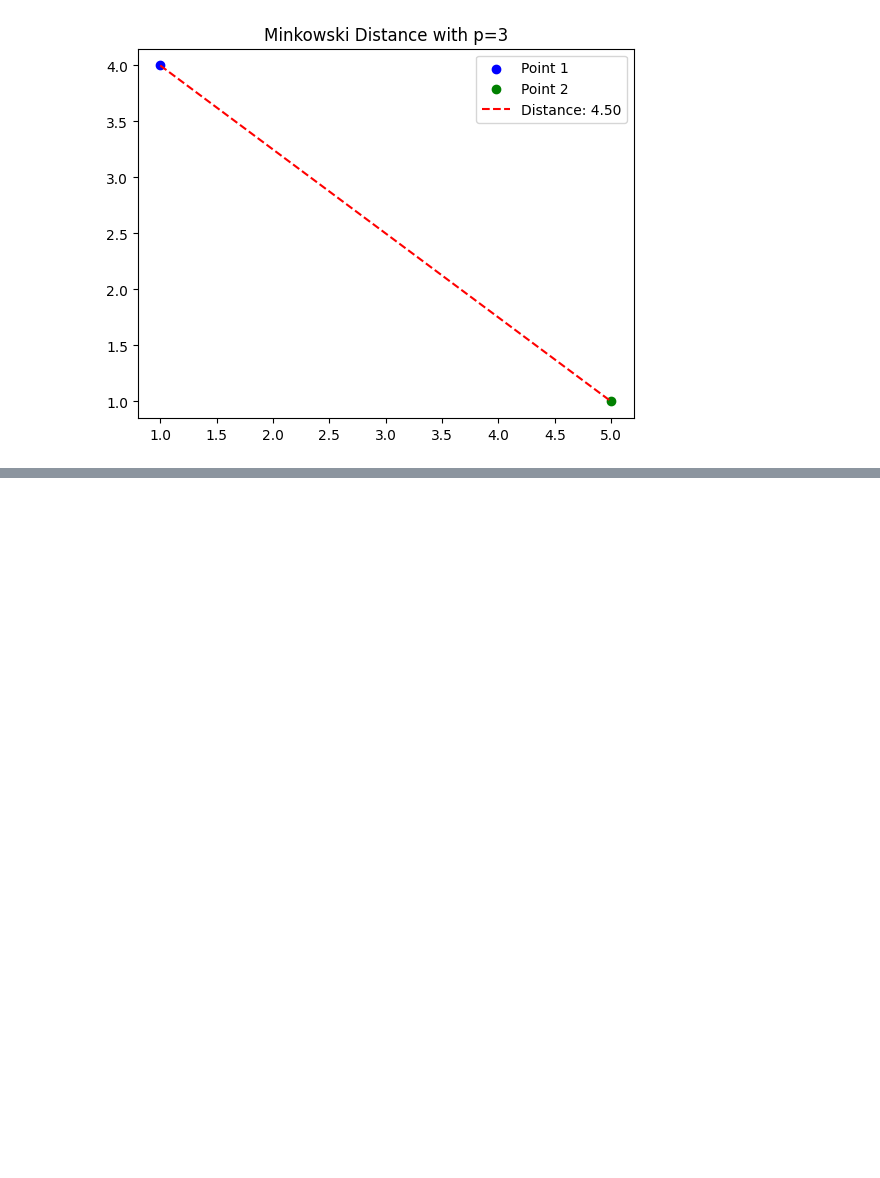
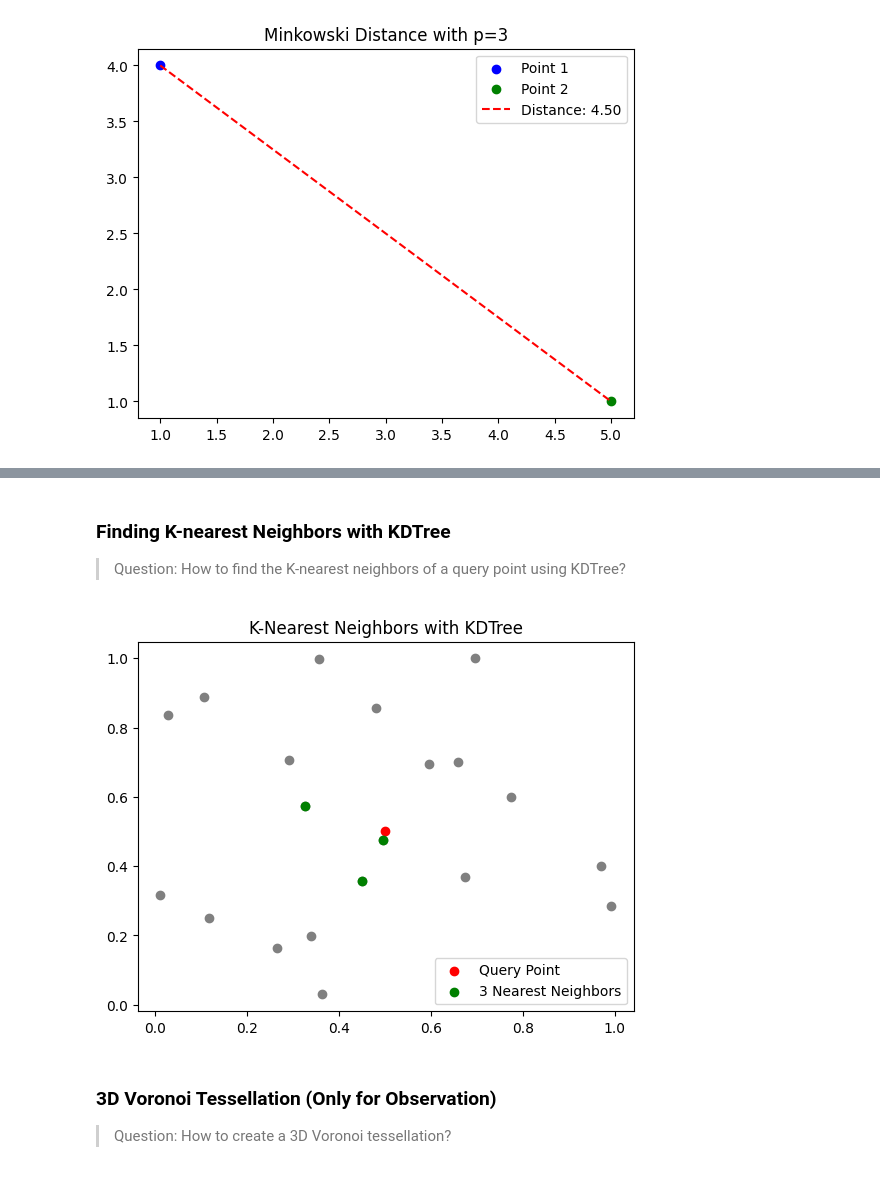
Before and after one commit to rubydamodar/SciPyMastery-From-Basics-to-Breakthroughs, a Jupyter notebook: Beginner Level/SCIPY-SPATIAL.ipynb, the cells around one changed output, grey strips where cells are left out. Cells and saved outputs as stored; diff of their text form; code cells hidden in the pictures; blank space fills up the shorter version.

```diff
--- a/Beginner Level/SCIPY-SPATIAL.ipynb
+++ b/Beginner Level/SCIPY-SPATIAL.ipynb
@@ -607,0 +674,28 @@ Minkowski Distance (p=3): 4.497941445275415
+# %% [markdown]
+### Finding K-nearest Neighbors with KDTree
+> Question: How to find the K-nearest neighbors of a query point using KDTree?
+# %%
+# Random points
+points = np.random.rand(20, 2)
+tree = KDTree(points)
+
+# Query point and K value
+query_point = [0.5, 0.5]
+k = 3
+
+# Find K-nearest neighbors
+distances, indices = tree.query([query_point], k=k)
+nearest_points = points[indices[0]]
+
+# Plot
+plt.scatter(points[:, 0], points[:, 1], color='gray')
+plt.scatter(query_point[0], query_point[1], color='red', label='Query Point')
+plt.scatter(nearest_points[:, 0], nearest_points[:, 1], color='green', label=f'{k} Nearest Neighbors')
+plt.legend()
+plt.title('K-Nearest Neighbors with KDTree')
+plt.show()
+# %% [output]
+[figure, added]
+# %% [markdown]
+### 3D Voronoi Tessellation (Only for Observation)
+> Question: How to create a 3D Voronoi tessellation?
```
Also changed, not shown: parts of 9 cells of this notebook.
